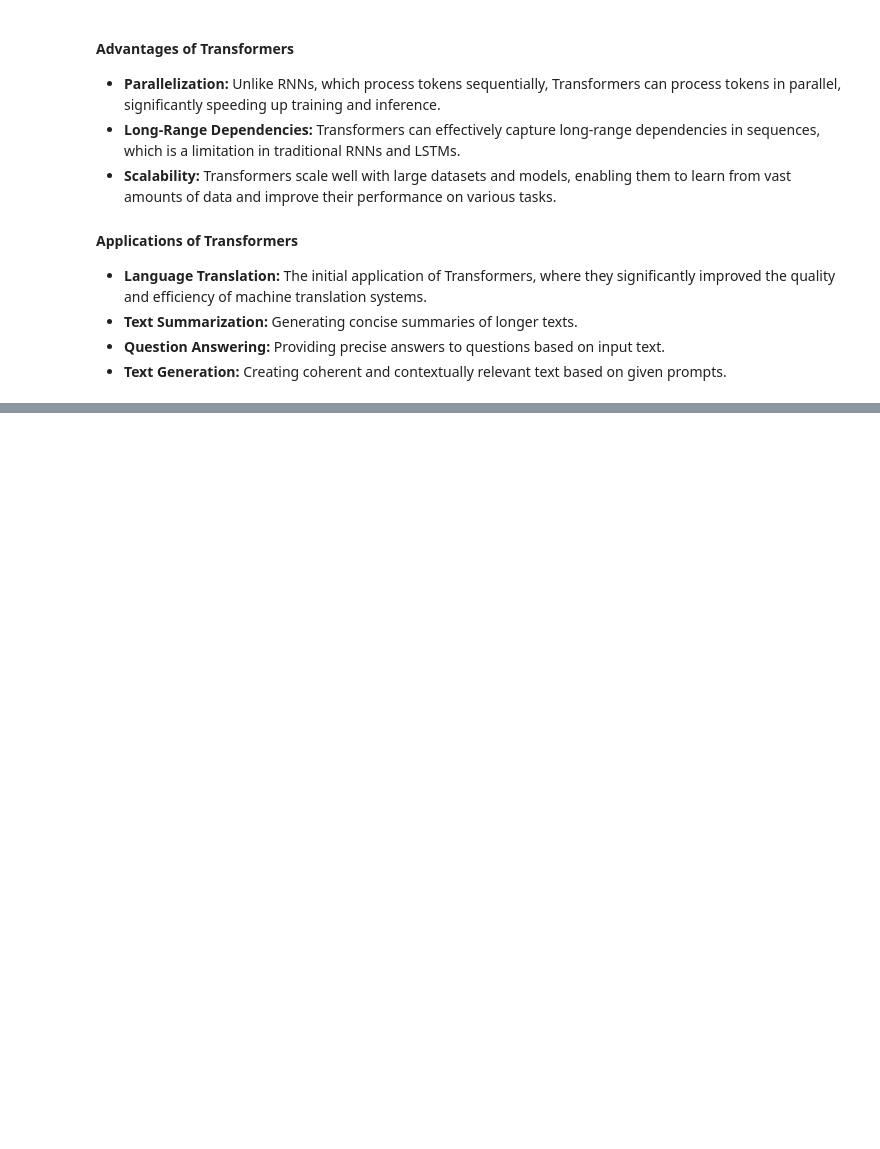
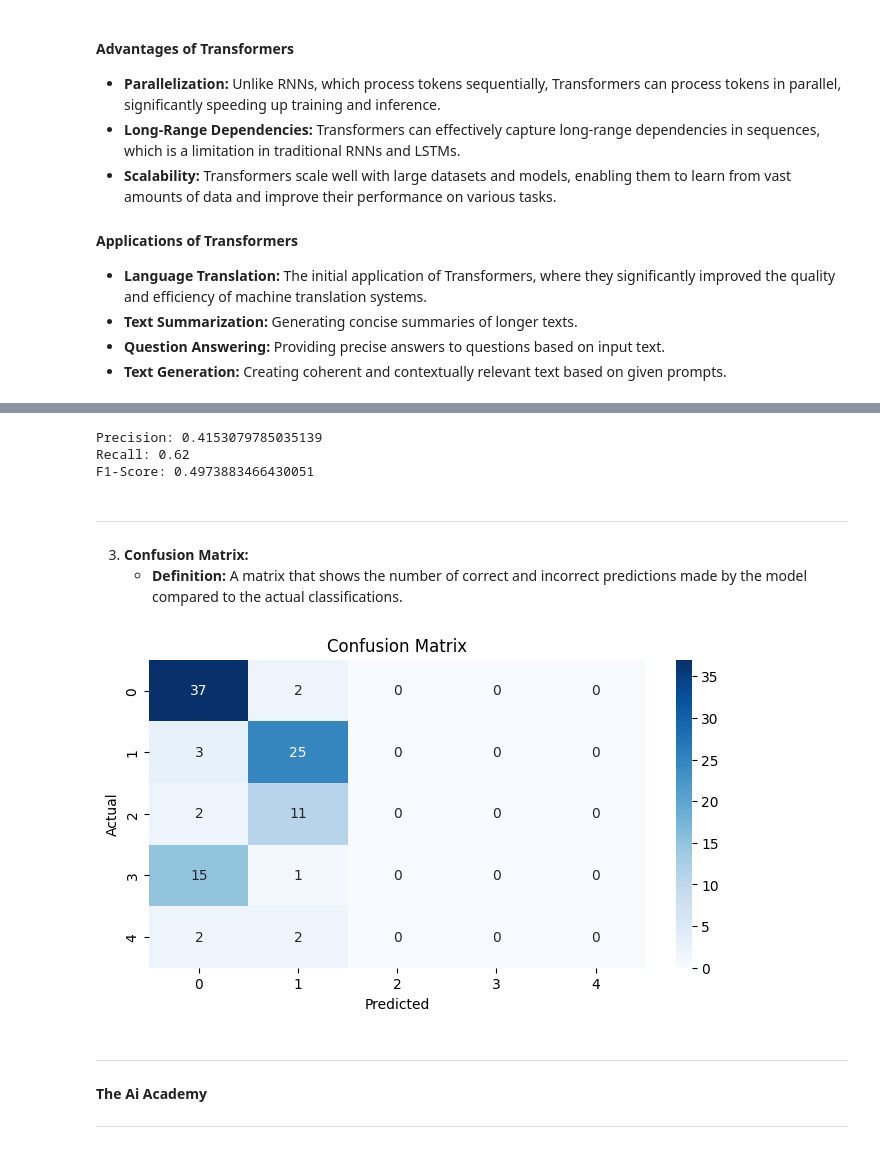
Before and after one commit to theaiacademy1/NLP-with-Transformer, a Jupyter notebook: NLPwithtransformer.ipynb, the cells around one changed output, grey strips where cells are left out. Cells and saved outputs as stored; diff of their text form; code cells hidden in the pictures; blank space fills up the shorter version.

```diff
--- a/NLPwithtransformer.ipynb
+++ b/NLPwithtransformer.ipynb
@@ -60,0 +815,19 @@ The original Transformer model consists of an encoder and a decoder.
+# %%
+from transformers import Trainer
+
+# Initialize the Trainer
+trainer = Trainer(
+    model=model,
+    args=training_args,
+    train_dataset=train_dataset,
+    eval_dataset=val_dataset,
+)
+
+# Train the model with progress tracking
+print("Starting training...")
+trainer.train()
+print("Training completed.")
+
+# Evaluate the model
+eval_results = trainer.evaluate()
+print(f"Evaluation results: {eval_results}")
@@ -60,0 +852,9 @@ The original Transformer model consists of an encoder and a decoder.
+# %%
+# Predict on the validation dataset
+predictions = trainer.predict(val_dataset)
+y_pred = predictions.predictions.argmax(axis=1)
+y_val = predictions.label_ids
+
+# Compute accuracy
+accuracy = accuracy_score(y_val, y_pred)
+print(f"Accuracy: {accuracy}")
@@ -60,0 +870,32 @@ The original Transformer model consists of an encoder and a decoder.
+# %%
+from sklearn.metrics import precision_recall_fscore_support
+
+precision, recall, f1, _ = precision_recall_fscore_support(y_val, y_pred, average='weighted')
+print(f"Precision: {precision}")
+print(f"Recall: {recall}")
+print(f"F1-Score: {f1}")
+# %% [output]
+Precision: 0.4153079785035139
+Recall: 0.62
+F1-Score: 0.4973883466430051
+# %% [markdown]
+****
+3. **Confusion Matrix:**
+   - **Definition:** A matrix that shows the number of correct and incorrect predictions made by the model compared to the actual classifications.
+# %%
+from sklearn.metrics import confusion_matrix
+import seaborn as sns
+import matplotlib.pyplot as plt
+plt.figure(figsize=(8, 4))
+cm = confusion_matrix(y_val, y_pred)
+sns.heatmap(cm, annot=True, fmt='d', cmap='Blues')
+plt.xlabel('Predicted')
+plt.ylabel('Actual')
+plt.title('Confusion Matrix')
+plt.show()
+# %% [output]
+[figure, added]
+# %% [markdown]
+***
+**The Ai Academy**
+***
```
Also changed, not shown: parts of 62 cells of this notebook.
